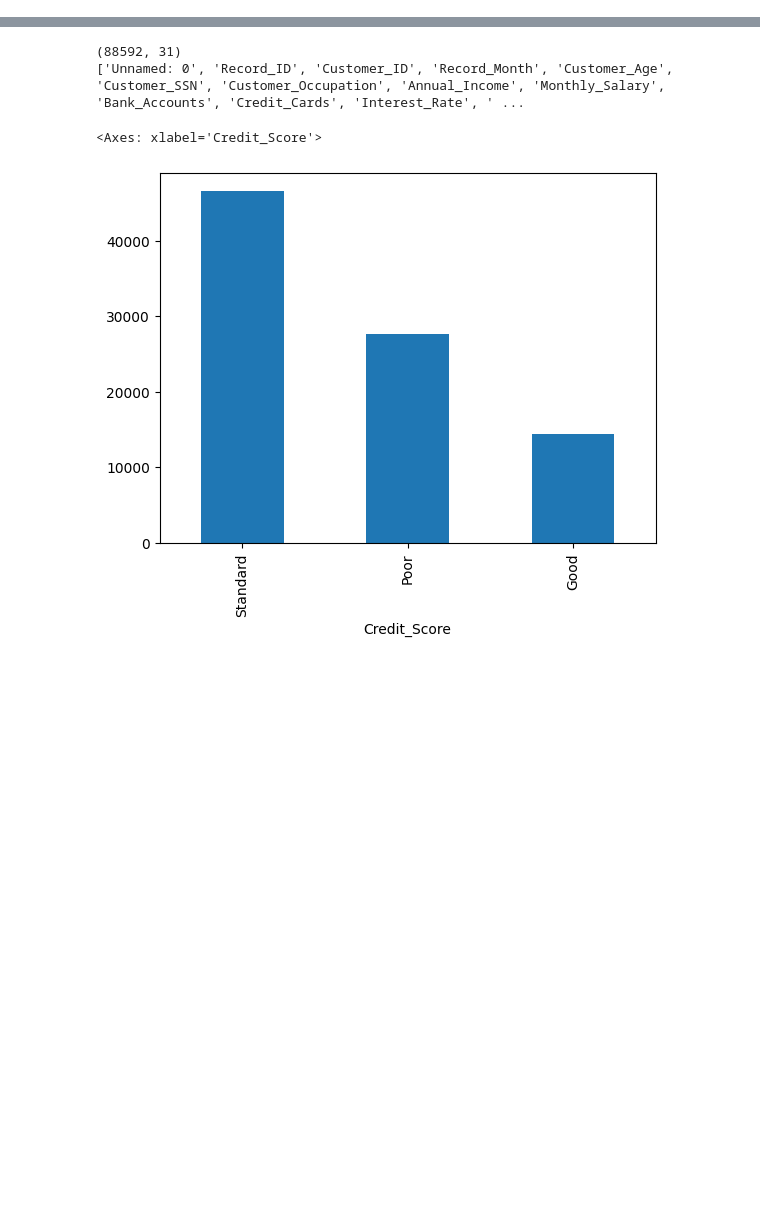
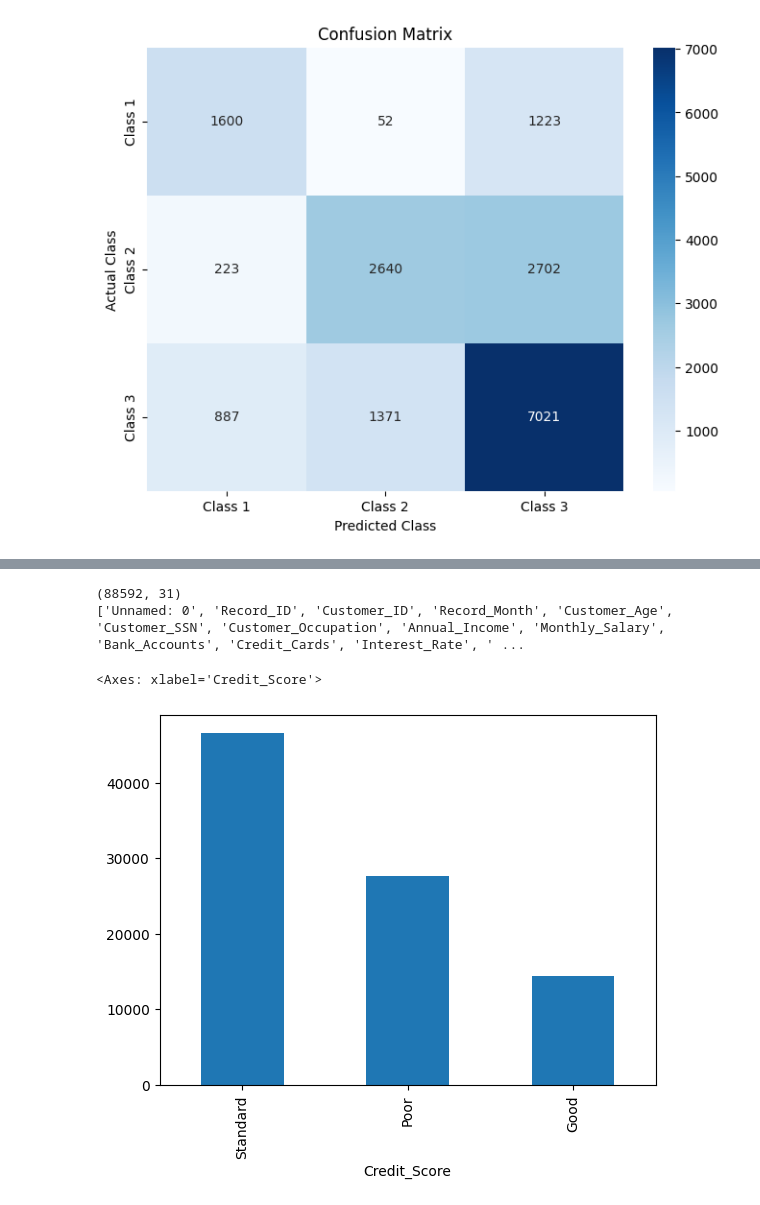
Before and after one commit to daningw/COMP5310, a Jupyter notebook: COMP5310_Assignment_2.ipynb, the cells around one changed output, grey strips where cells are left out. Saved outputs shown, nothing was run; the diff lists cells and outputs as text; code cells hidden in the pictures; blank space fills up the shorter version.

```diff
--- a/COMP5310_Assignment_2.ipynb
+++ b/COMP5310_Assignment_2.ipynb
@@ -16,0 +324,20 @@ df2 = pd.read_csv('mlia0425_A1_CleanDataset.csv')
+# %%
+# Since the session was reset, let's regenerate the confusion matrix from the model
+import numpy as np
+import seaborn as sns
+import matplotlib.pyplot as plt
+
+# Using the previously calculated confusion matrix
+conf_matrix = np.array([[1600,   52, 1223],
+                        [ 223, 2640, 2702],
+                        [ 887, 1371, 7021]])
+
+# Plotting the confusion matrix using seaborn heatmap for clearer visualization
+plt.figure(figsize=(8,6))
+sns.heatmap(conf_matrix, annot=True, fmt="d", cmap="Blues", xticklabels=['Class 1', 'Class 2', 'Class 3'], yticklabels=['Class 1', 'Class 2', 'Class 3'])
+plt.title("Confusion Matrix")
+plt.ylabel('Actual Class')
+plt.xlabel('Predicted Class')
+plt.show()
+# %% [output]
+[figure, added]
```
Also changed, not shown: parts of 20 cells of this notebook.
